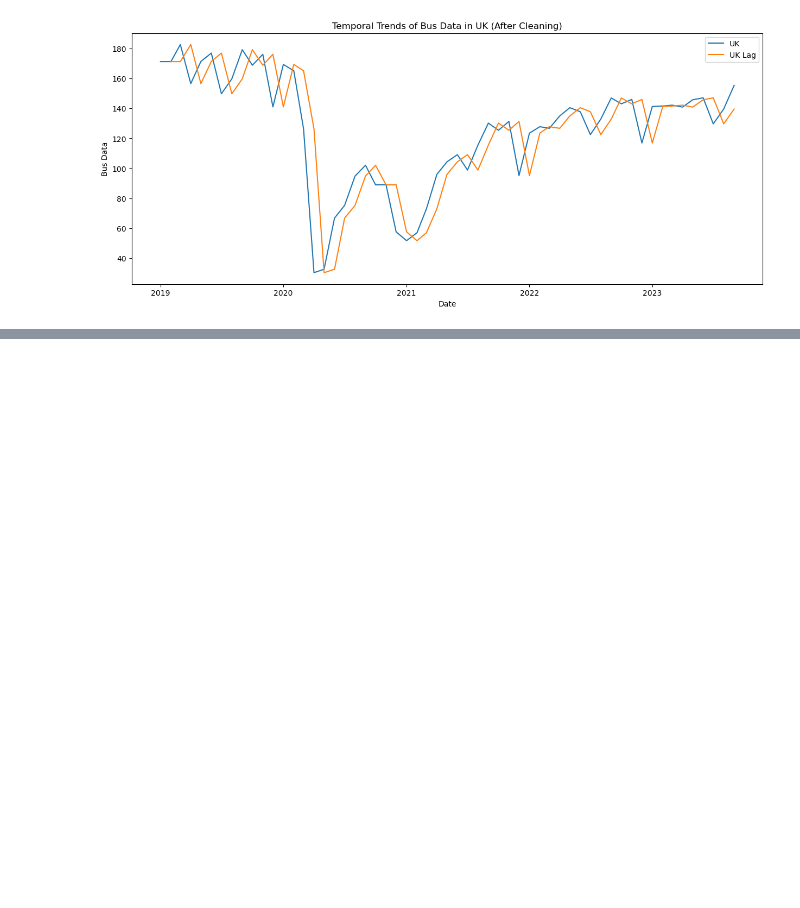
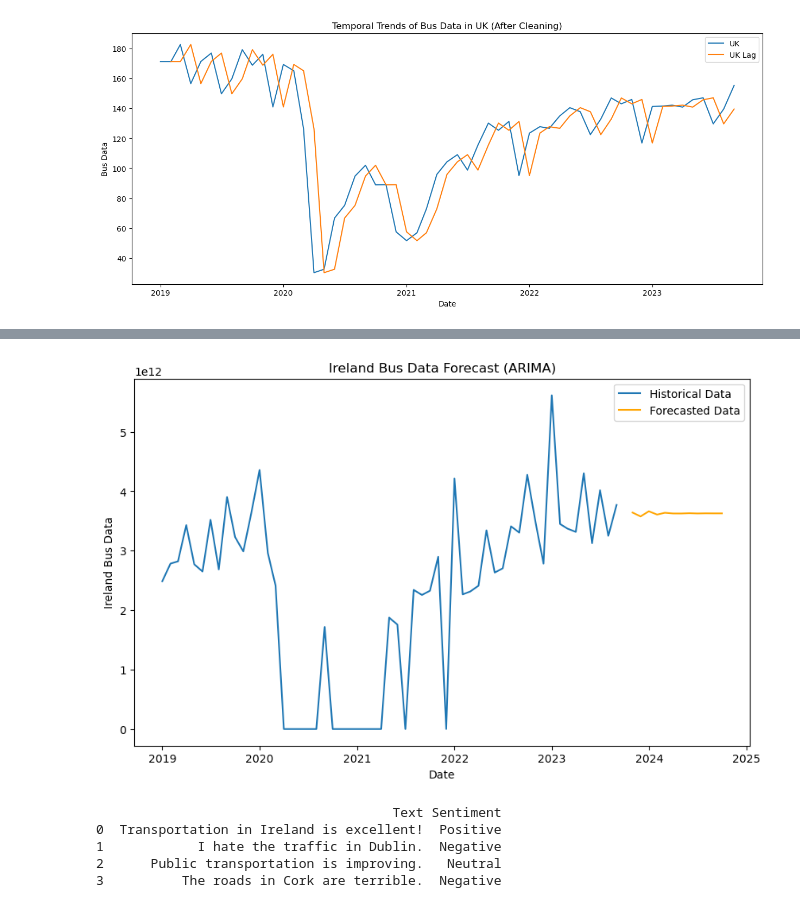
Before and after one commit to kalyanicct/da_sem1_ca2_rep, a Jupyter notebook: public_transport.ipynb, the cells around one changed output, grey strips where cells are left out. Saved outputs shown, nothing was run; the diff lists cells and outputs as text; code cells hidden in the pictures; blank space fills up the shorter version.

```diff
--- a/public_transport.ipynb
+++ b/public_transport.ipynb
@@ -1107,0 +1086,57 @@ print(df)
+# %%
+# Renaming columns for ARIMA input
+df = df.rename(columns={'Date': 'ds', 'Ireland bus data': 'y'})
+# %%
+# Fit ARIMA model
+model = ARIMA(df['y'], order=(5,1,0))
+results = model.fit()
+# %%
+# Forecasting the next 12 months
+forecast_steps = 12
+forecast = results.get_forecast(steps=forecast_steps)
+# %%
+# Extracting forecasted values and dates
+forecast_values = forecast.predicted_mean.values
+forecast_dates = pd.date_range(df['ds'].iloc[-1], periods=forecast_steps + 1, freq='M')[1:]
+# %%
+# Plotting the results
+plt.figure(figsize=(10, 6))
+plt.plot(df['ds'], df['y'], label='Historical Data')
+plt.plot(forecast_dates, forecast_values, label='Forecasted Data', color='orange')
+plt.title('Ireland Bus Data Forecast (ARIMA)')
+plt.xlabel('Date')
+plt.ylabel('Ireland Bus Data')
+plt.legend()
+plt.show()
+# %% [output]
+[figure, added]
+# %%
+from textblob import TextBlob
+
+df = pd.DataFrame({
+    'Text': [
+        "Transportation in Ireland is excellent!",
+        "I hate the traffic in Dublin.",
+        "Public transportation is improving.",
+        "The roads in Cork are terrible."
+    ]
+})
+
+# Performing sentiment analysis using TextBlob
+def analyze_sentiment(text):
+    analysis = TextBlob(text)
+    if analysis.sentiment.polarity > 0:
+        return 'Positive'
+    elif analysis.sentiment.polarity < 0:
+        return 'Negative'
+    else:
+        return 'Neutral'
+df['Sentiment'] = df['Text'].apply(analyze_sentiment)
+
+print(df)
+# %% [output]
+                                      Text Sentiment
+0  Transportation in Ireland is excellent!  Positive
+1            I hate the traffic in Dublin.  Negative
+2      Public transportation is improving.   Neutral
+3          The roads in Cork are terrible.  Negative
```
Also changed, not shown: parts of 4 cells of this notebook.
